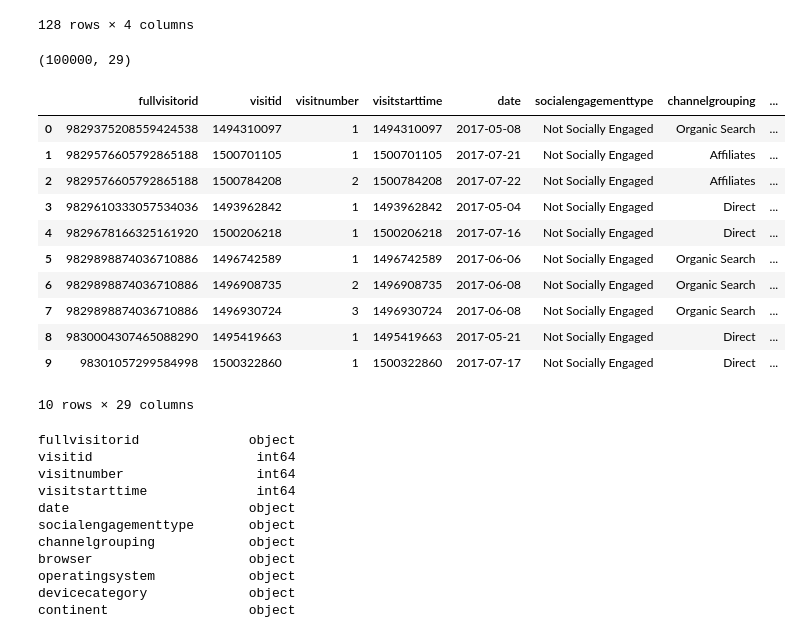
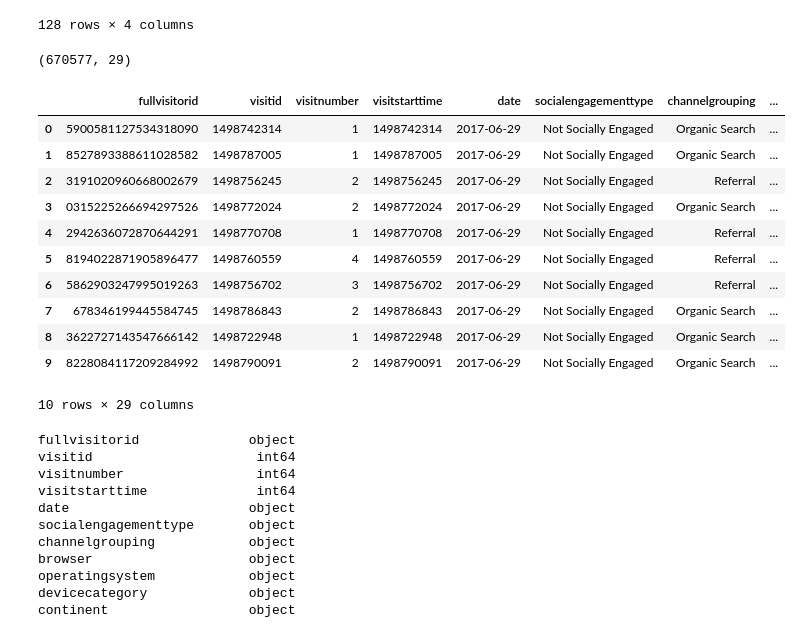
Before and after one commit to csparkma/berkeley-final-project, a Jupyter notebook: Untitled2-Copy1.ipynb, the cells around one changed output. Cells and saved outputs as stored; diff of their text form; code cells hidden in the pictures.

```diff
--- a/Untitled2-Copy1.ipynb
+++ b/Untitled2-Copy1.ipynb
@@ -54,31 +54,31 @@ pd.read_sql(sql, con=engine)
 # %%
 # In[33]:
 
 
 #Pull all info into pandas dataframe from RDS dB
 sql = """
 SELECT *
 from bigquery_totals
-limit 100000
+--limit 100000
 """
 bigquery_totals_df = pd.read_sql(sql,con = engine)
 #plug NaN's as 0's
 bigquery_totals_df = bigquery_totals_df.fillna(0)
 print(bigquery_totals_df.shape)
 bigquery_totals_df.head(n = 10)
 # %% [output]
-(100000, 29)
+(670577, 29)
 |  | fullvisitorid | visitid | visitnumber | visitstarttime | date | socialengagementtype | channelgrouping | ... |
-| 0 | 9829375208559424538 | 1494310097 | 1 | 1494310097 | 2017-05-08 | Not Socially Engaged | Organic Search | ... |
-| 1 | 9829576605792865188 | 1500701105 | 1 | 1500701105 | 2017-07-21 | Not Socially Engaged | Affiliates | ... |
-| 2 | 9829576605792865188 | 1500784208 | 2 | 1500784208 | 2017-07-22 | Not Socially Engaged | Affiliates | ... |
-| 3 | 9829610333057534036 | 1493962842 | 1 | 1493962842 | 2017-05-04 | Not Socially Engaged | Direct | ... |
-| 4 | 9829678166325161920 | 1500206218 | 1 | 1500206218 | 2017-07-16 | Not Socially Engaged | Direct | ... |
-| 5 | 9829898874036710886 | 1496742589 | 1 | 1496742589 | 2017-06-06 | Not Socially Engaged | Organic Search | ... |
-| 6 | 9829898874036710886 | 1496908735 | 2 | 1496908735 | 2017-06-08 | Not Socially Engaged | Organic Search | ... |
-| 7 | 9829898874036710886 | 1496930724 | 3 | 1496930724 | 2017-06-08 | Not Socially Engaged | Organic Search | ... |
-| 8 | 9830004307465088290 | 1495419663 | 1 | 1495419663 | 2017-05-21 | Not Socially Engaged | Direct | ... |
-| 9 | 98301057299584998 | 1500322860 | 1 | 1500322860 | 2017-07-17 | Not Socially Engaged | Direct | ... |
+| 0 | 5900581127534318090 | 1498742314 | 1 | 1498742314 | 2017-06-29 | Not Socially Engaged | Organic Search | ... |
+| 1 | 8527893388611028582 | 1498787005 | 1 | 1498787005 | 2017-06-29 | Not Socially Engaged | Organic Search | ... |
+| 2 | 3191020960668002679 | 1498756245 | 2 | 1498756245 | 2017-06-29 | Not Socially Engaged | Referral | ... |
+| 3 | 0315225266694297526 | 1498772024 | 2 | 1498772024 | 2017-06-29 | Not Socially Engaged | Organic Search | ... |
+| 4 | 2942636072870644291 | 1498770708 | 1 | 1498770708 | 2017-06-29 | Not Socially Engaged | Referral | ... |
+| 5 | 8194022871905896477 | 1498760559 | 4 | 1498760559 | 2017-06-29 | Not Socially Engaged | Referral | ... |
+| 6 | 5862903247995019263 | 1498756702 | 3 | 1498756702 | 2017-06-29 | Not Socially Engaged | Referral | ... |
+| 7 | 678346199445584745 | 1498786843 | 2 | 1498786843 | 2017-06-29 | Not Socially Engaged | Organic Search | ... |
+| 8 | 3622727143547666142 | 1498722948 | 1 | 1498722948 | 2017-06-29 | Not Socially Engaged | Organic Search | ... |
+| 9 | 8228084117209284992 | 1498790091 | 2 | 1498790091 | 2017-06-29 | Not Socially Engaged | Organic Search | ... |
 10 rows × 29 columns
 # %%
 # In[34]:
```
Also changed, not shown: parts of 22 cells of this notebook, 14 other files.
